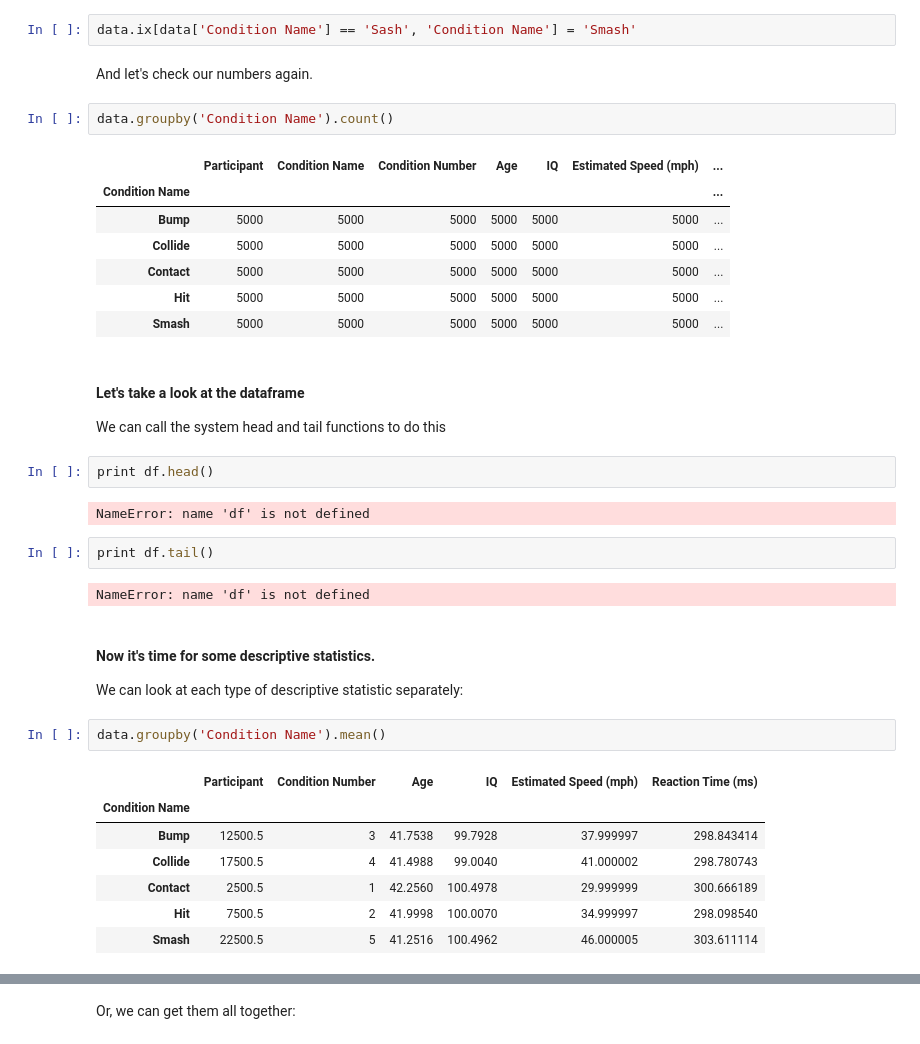
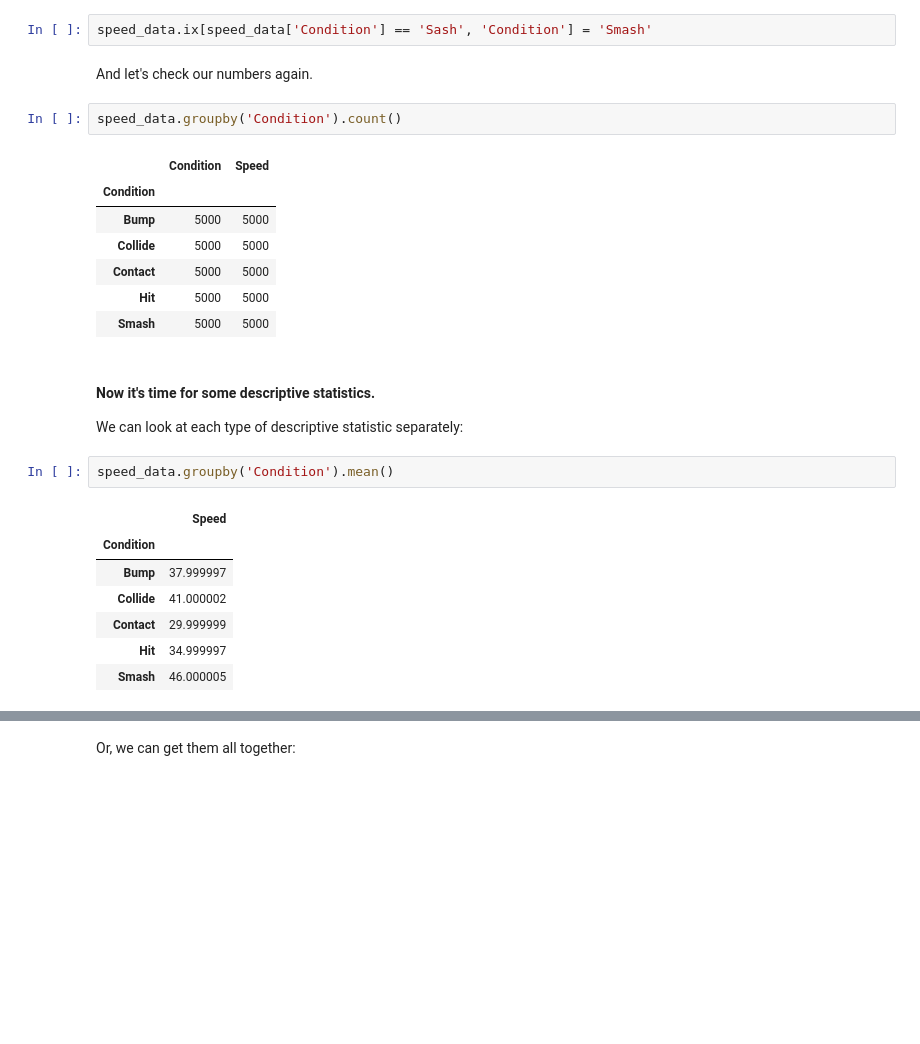
Before and after one commit to swcarpentry/DEPRECATED-bc, a Jupyter notebook: example/loftus/Loftus_example.ipynb, the cells around one changed output, grey strips where cells are left out. Drawn from its saved outputs; the diff is of its cells as text; blank space fills up the shorter version.

```diff
--- a/example/loftus/Loftus_example.ipynb
+++ b/example/loftus/Loftus_example.ipynb
@@ -222,39 +223,27 @@ Name: Condition Name, dtype: object
 # %%
-data.ix[data['Condition Name'] == 'Sash', 'Condition Name'] = 'Smash'
+speed_data.ix[speed_data['Condition'] == 'Sash', 'Condition'] = 'Smash'
 # %% [markdown]
 And let's check our numbers again.
 # %%
-data.groupby('Condition Name').count()
+speed_data.groupby('Condition').count()
 # %% [output]
-|  | Participant | Condition Name | Condition Number | Age | IQ | Estimated Speed (mph) | ... |
-| Condition Name |  |  |  |  |  |  | ... |
-| Bump | 5000 | 5000 | 5000 | 5000 | 5000 | 5000 | ... |
-| Collide | 5000 | 5000 | 5000 | 5000 | 5000 | 5000 | ... |
-| Contact | 5000 | 5000 | 5000 | 5000 | 5000 | 5000 | ... |
-| Hit | 5000 | 5000 | 5000 | 5000 | 5000 | 5000 | ... |
-| Smash | 5000 | 5000 | 5000 | 5000 | 5000 | 5000 | ... |
+|  | Condition | Speed |
+| Condition |  |  |
+| Bump | 5000 | 5000 |
+| Collide | 5000 | 5000 |
+| Contact | 5000 | 5000 |
+| Hit | 5000 | 5000 |
+| Smash | 5000 | 5000 |
-# %% [markdown]
-#### Let's take a look at the dataframe
-
-We can call the system head and tail functions to do this
-# %%
-print df.head()
-# %% [output]
-NameError: name 'df' is not defined
-# %%
-print df.tail()
-# %% [output]
-NameError: name 'df' is not defined
 # %% [markdown]
 #### Now it's time for some descriptive statistics.
 We can look at each type of descriptive statistic separately:
 # %%
-data.groupby('Condition Name').mean()
+speed_data.groupby('Condition').mean()
 # %% [output]
-|  | Participant | Condition Number | Age | IQ | Estimated Speed (mph) | Reaction Time (ms) |
-| Condition Name |  |  |  |  |  |  |
-| Bump | 12500.5 | 3 | 41.7538 | 99.7928 | 37.999997 | 298.843414 |
-| Collide | 17500.5 | 4 | 41.4988 | 99.0040 | 41.000002 | 298.780743 |
-| Contact | 2500.5 | 1 | 42.2560 | 100.4978 | 29.999999 | 300.666189 |
-| Hit | 7500.5 | 2 | 41.9998 | 100.0070 | 34.999997 | 298.098540 |
-| Smash | 22500.5 | 5 | 41.2516 | 100.4962 | 46.000005 | 303.611114 |
+|  | Speed |
+| Condition |  |
+| Bump | 37.999997 |
+| Collide | 41.000002 |
+| Contact | 29.999999 |
+| Hit | 34.999997 |
+| Smash | 46.000005 |
```
Also changed, not shown: parts of 36 cells of this notebook.
